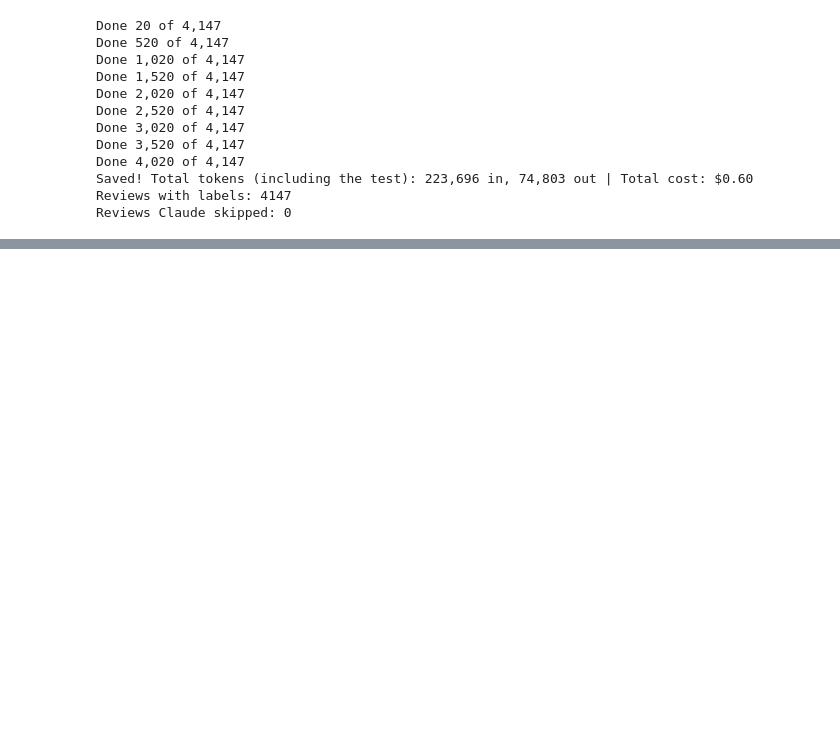
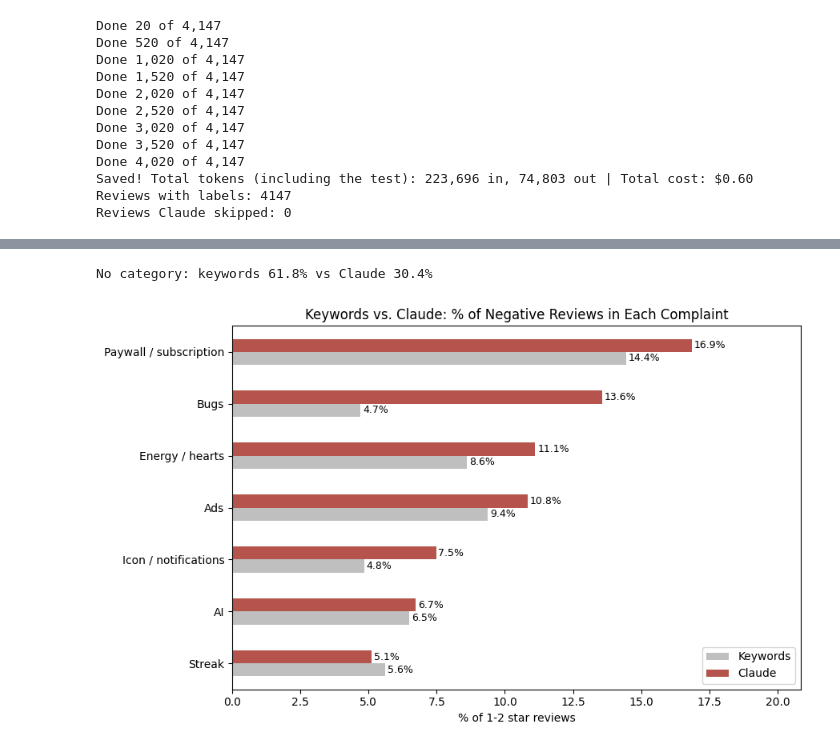
Before and after one commit to Teenna-Pachika/info4360-duolingo-reviews, a Jupyter notebook: notebooks/04_claude_labels_trends.ipynb, the cells around one changed output, grey strips where cells are left out. Cells and saved outputs as stored; diff of their text form; code cells hidden in the pictures; blank space fills up the shorter version.

Commit message:
Compare Claude labels with keyword rules and re-check bugs label

```diff
--- a/notebooks/04_claude_labels_trends.ipynb
+++ b/notebooks/04_claude_labels_trends.ipynb
@@ -182,0 +347,31 @@ Reviews Claude skipped: 0
+# %%
+# Nicer names for the charts
+NICE_NAMES = {
+    "energy_hearts": "Energy / hearts", "streak": "Streak", "ads": "Ads", "paywall": "Paywall / subscription",
+    "ai": "AI", "icon_notifications": "Icon / notifications", "bugs": "Bugs",
+    "language_access": "Language access", "teaching_quality": "Teaching quality",
+}
+
+# Recalculating the % for each category, using the checked labels
+compare_chart = pd.DataFrame({
+    "Keywords": [neg[f"kw_{n}"].mean() * 100 for n in CATEGORIES],
+    "Claude": [neg[f"claude_{n}"].mean() * 100 for n in CATEGORIES],
+}, index=[NICE_NAMES[n] for n in CATEGORIES]).sort_values("Claude")
+
+# How many reviews each method couldn't place
+claude_other = neg["claude_labels"].apply(lambda labels: labels == ["other"]).mean() * 100
+print(f"No category: keywords {kw_none:.1f}% vs Claude {claude_other:.1f}%")
+
+# Plotting keywords vs Claude side by side
+ax = compare_chart.plot(kind="barh", color=["#BFBFBF", NEG_COLOR], figsize=(9, 5.5))
+for bars in ax.containers:
+    ax.bar_label(bars, fmt="%.1f%%", padding=2, fontsize=9)
+plt.title("Keywords vs. Claude: % of Negative Reviews in Each Complaint")
+plt.xlabel("% of 1-2 star reviews")
+plt.ylabel("")
+plt.xlim(0, compare_chart.max().max() + 4)
+plt.legend(loc="lower right")
+save_chart("09_claude_vs_keywords")
+# %% [output]
+No category: keywords 61.8% vs Claude 30.4%
+[figure, added]
```
Also changed, not shown: parts of 6 cells of this notebook, 2 other files.
